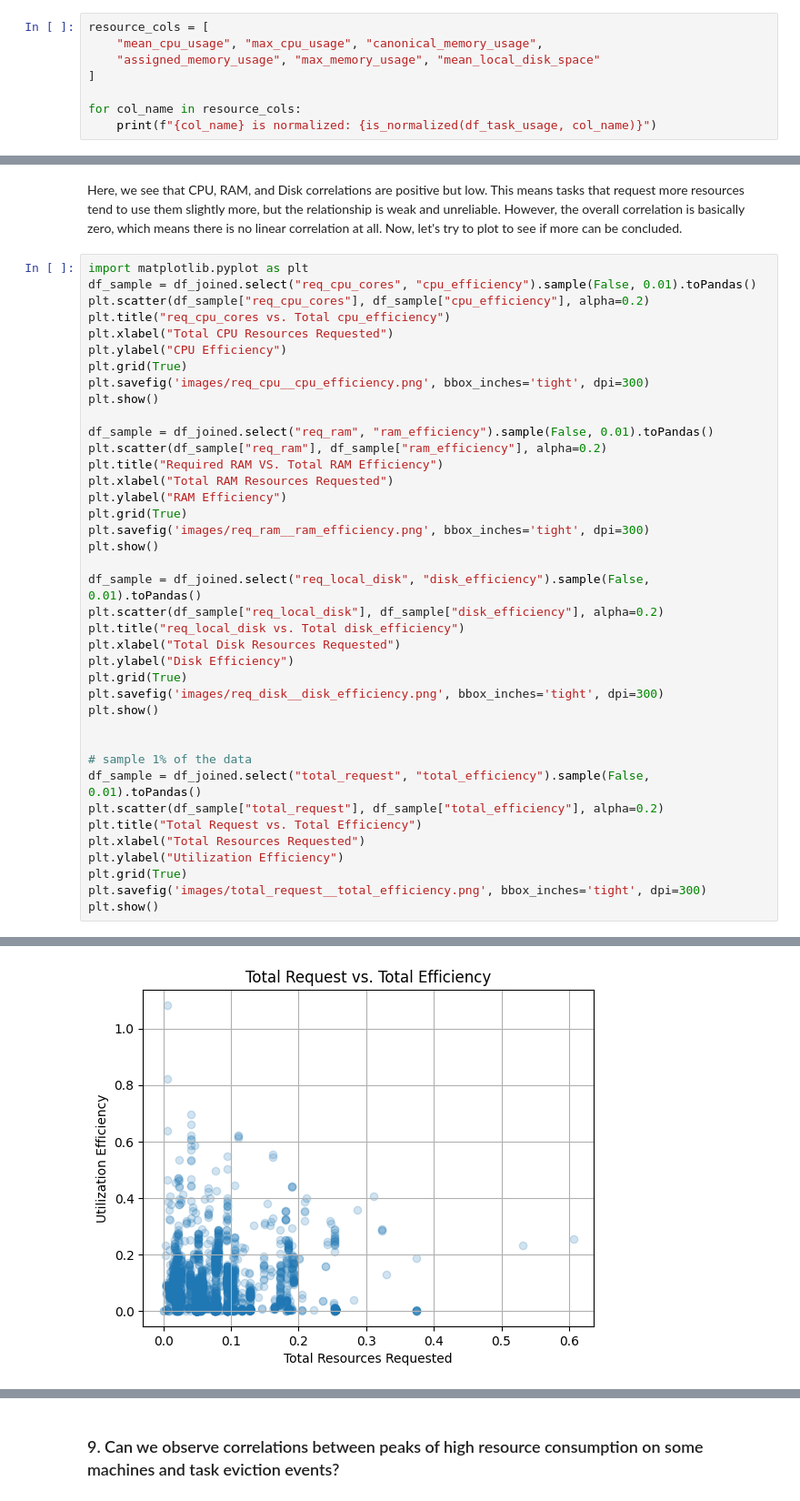
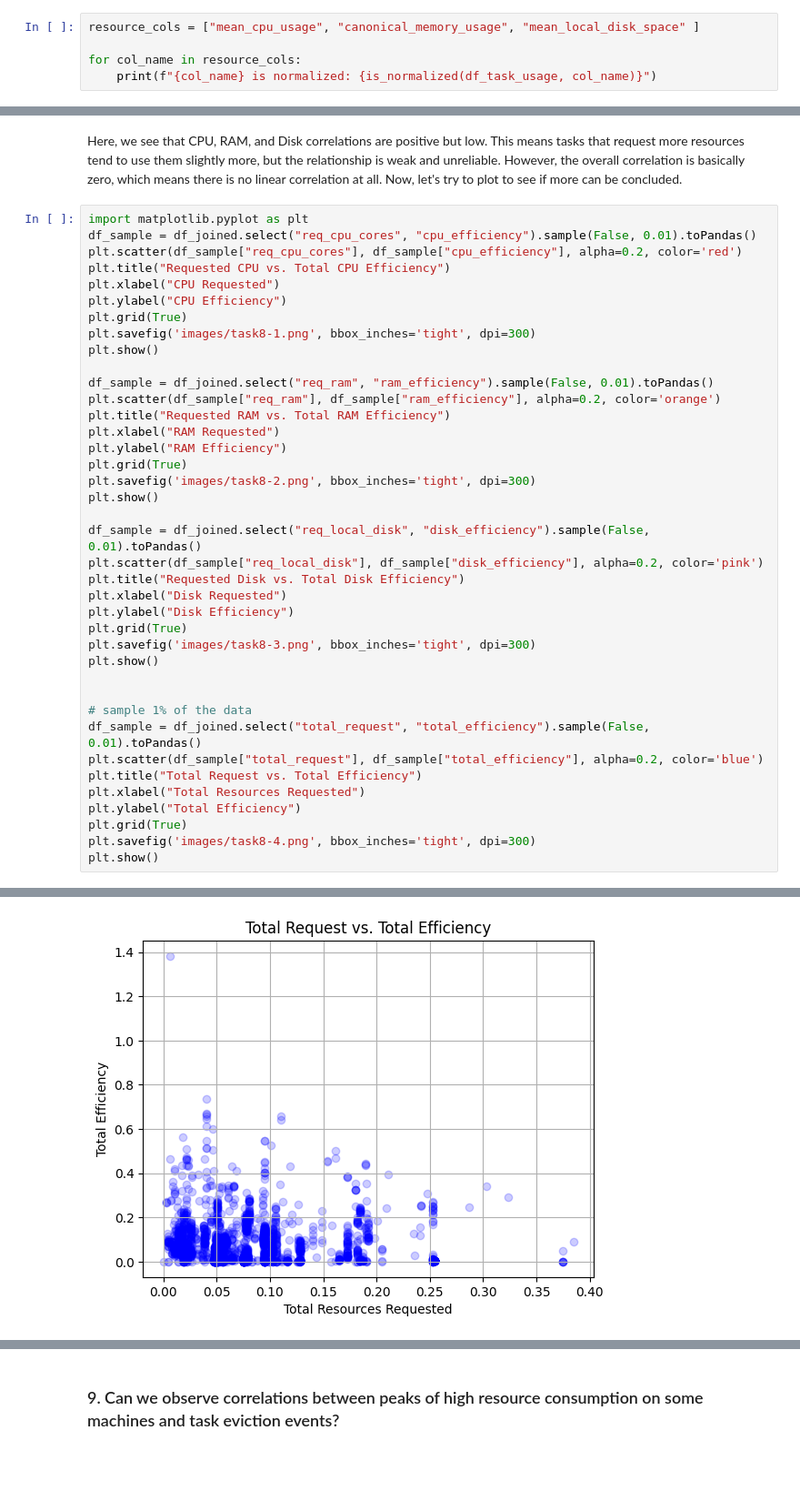
Before and after one commit to len-rtz/LDMS-google-traces-spark, a Jupyter notebook: google_cluster_analysis.ipynb, the cells around one changed output, grey strips where cells are left out. Shown at 91% size. Drawn from its saved outputs; the diff is of its cells as text; blank space fills up the shorter version.

Commit message:
Fix analysis and plots

```diff
--- a/google_cluster_analysis.ipynb
+++ b/google_cluster_analysis.ipynb
@@ -875,10 +884,7 @@ def is_normalized(df, column_name):
     is_norm = stats["min_val"] >= 0 and stats["max_val"] <= 1
     return is_norm
 # %%
-resource_cols = [
-    "mean_cpu_usage", "max_cpu_usage", "canonical_memory_usage",
-    "assigned_memory_usage", "max_memory_usage", "mean_local_disk_space"
-]
+resource_cols = ["mean_cpu_usage", "canonical_memory_usage", "mean_local_disk_space" ]
 
 for col_name in resource_cols:
     print(f"{col_name} is normalized: {is_normalized(df_task_usage, col_name)}")
@@ -985,40 +989,40 @@ Here, we see that CPU, RAM, and Disk correlations are positive but low. This mea
 # %%
 import matplotlib.pyplot as plt
 df_sample = df_joined.select("req_cpu_cores", "cpu_efficiency").sample(False, 0.01).toPandas()
-plt.scatter(df_sample["req_cpu_cores"], df_sample["cpu_efficiency"], alpha=0.2)
-plt.title("req_cpu_cores vs. Total cpu_efficiency")
-plt.xlabel("Total CPU Resources Requested")
+plt.scatter(df_sample["req_cpu_cores"], df_sample["cpu_efficiency"], alpha=0.2, color='red')
+plt.title("Requested CPU vs. Total CPU Efficiency")
+plt.xlabel("CPU Requested")
 plt.ylabel("CPU Efficiency")
 plt.grid(True)
-plt.savefig('images/req_cpu__cpu_efficiency.png', bbox_inches='tight', dpi=300)
+plt.savefig('images/task8-1.png', bbox_inches='tight', dpi=300)
 plt.show()
 
 df_sample = df_joined.select("req_ram", "ram_efficiency").sample(False, 0.01).toPandas()
-plt.scatter(df_sample["req_ram"], df_sample["ram_efficiency"], alpha=0.2)
-plt.title("Required RAM VS. Total RAM Efficiency")
-plt.xlabel("Total RAM Resources Requested")
+plt.scatter(df_sample["req_ram"], df_sample["ram_efficiency"], alpha=0.2, color='orange')
+plt.title("Requested RAM vs. Total RAM Efficiency")
+plt.xlabel("RAM Requested")
 plt.ylabel("RAM Efficiency")
 plt.grid(True)
-plt.savefig('images/req_ram__ram_efficiency.png', bbox_inches='tight', dpi=300)
+plt.savefig('images/task8-2.png', bbox_inches='tight', dpi=300)
 plt.show()
 
 df_sample = df_joined.select("req_local_disk", "disk_efficiency").sample(False, 0.01).toPandas()
-plt.scatter(df_sample["req_local_disk"], df_sample["disk_efficiency"], alpha=0.2)
-plt.title("req_local_disk vs. Total disk_efficiency")
-plt.xlabel("Total Disk Resources Requested")
+plt.scatter(df_sample["req_local_disk"], df_sample["disk_efficiency"], alpha=0.2, color='pink')
+plt.title("Requested Disk vs. Total Disk Efficiency")
+plt.xlabel("Disk Requested")
 plt.ylabel("Disk Efficiency")
 plt.grid(True)
-plt.savefig('images/req_disk__disk_efficiency.png', bbox_inches='tight', dpi=300)
+plt.savefig('images/task8-3.png', bbox_inches='tight', dpi=300)
 plt.show()
 
 
 # sample 1% of the data
 df_sample = df_joined.select("total_request", "total_efficiency").sample(False, 0.01).toPandas()
-plt.scatter(df_sample["total_request"], df_sample["total_efficiency"], alpha=0.2)
+plt.scatter(df_sample["total_request"], df_sample["total_efficiency"], alpha=0.2, color='blue')
 plt.title("Total Request vs. Total Efficiency")
 plt.xlabel("Total Resources Requested")
-plt.ylabel("Utilization Efficiency")
+plt.ylabel("Total Efficiency")
 plt.grid(True)
-plt.savefig('images/total_request__total_efficiency.png', bbox_inches='tight', dpi=300)
+plt.savefig('images/task8-4.png', bbox_inches='tight', dpi=300)
 plt.show()
 # %% [output]
@@ -1028,2 +1032,2 @@ plt.show()
-[figure, old version]
+[figure, new version]
 # %% [markdown]
```
Also changed, not shown: parts of 25 cells of this notebook, 28 other files.
